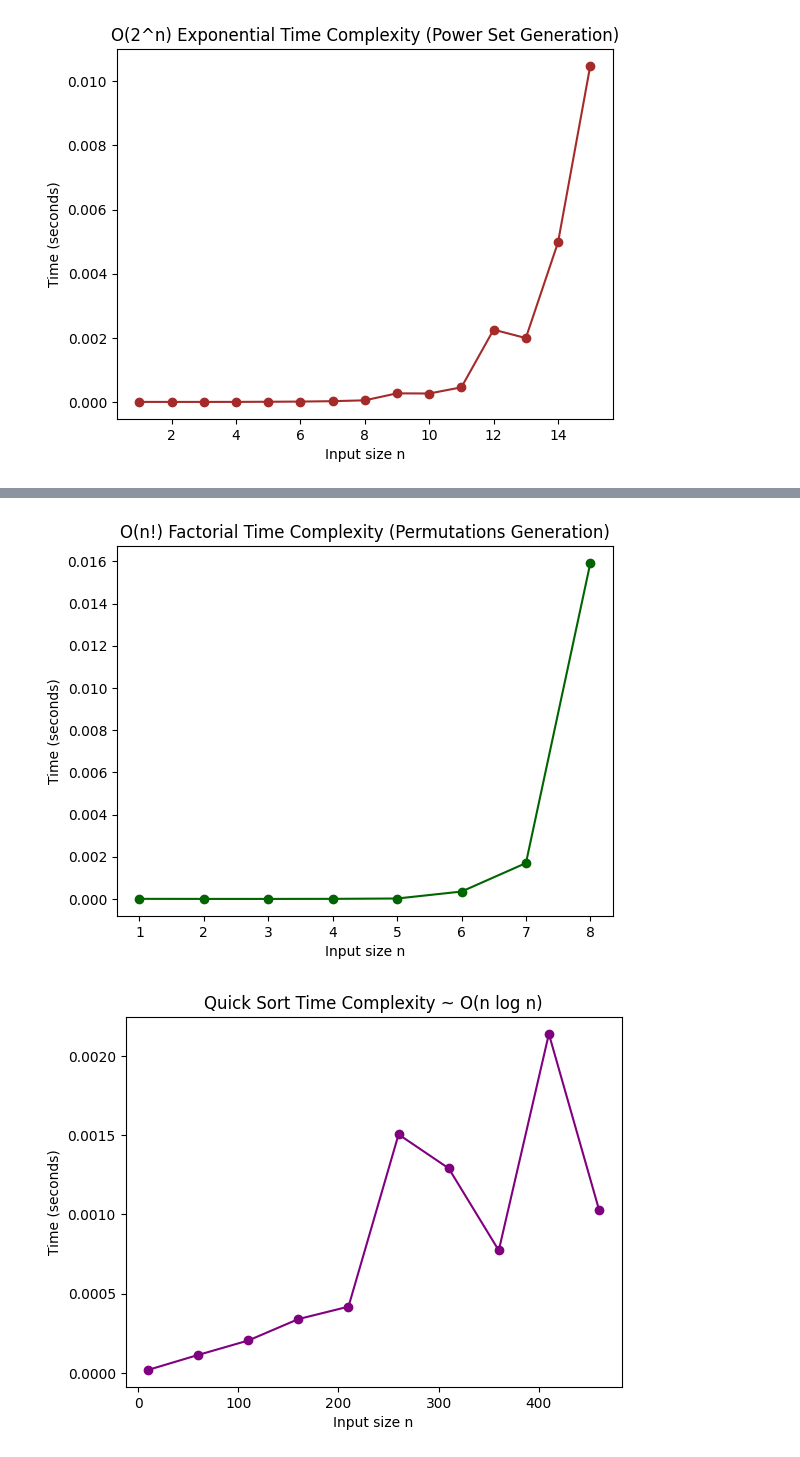
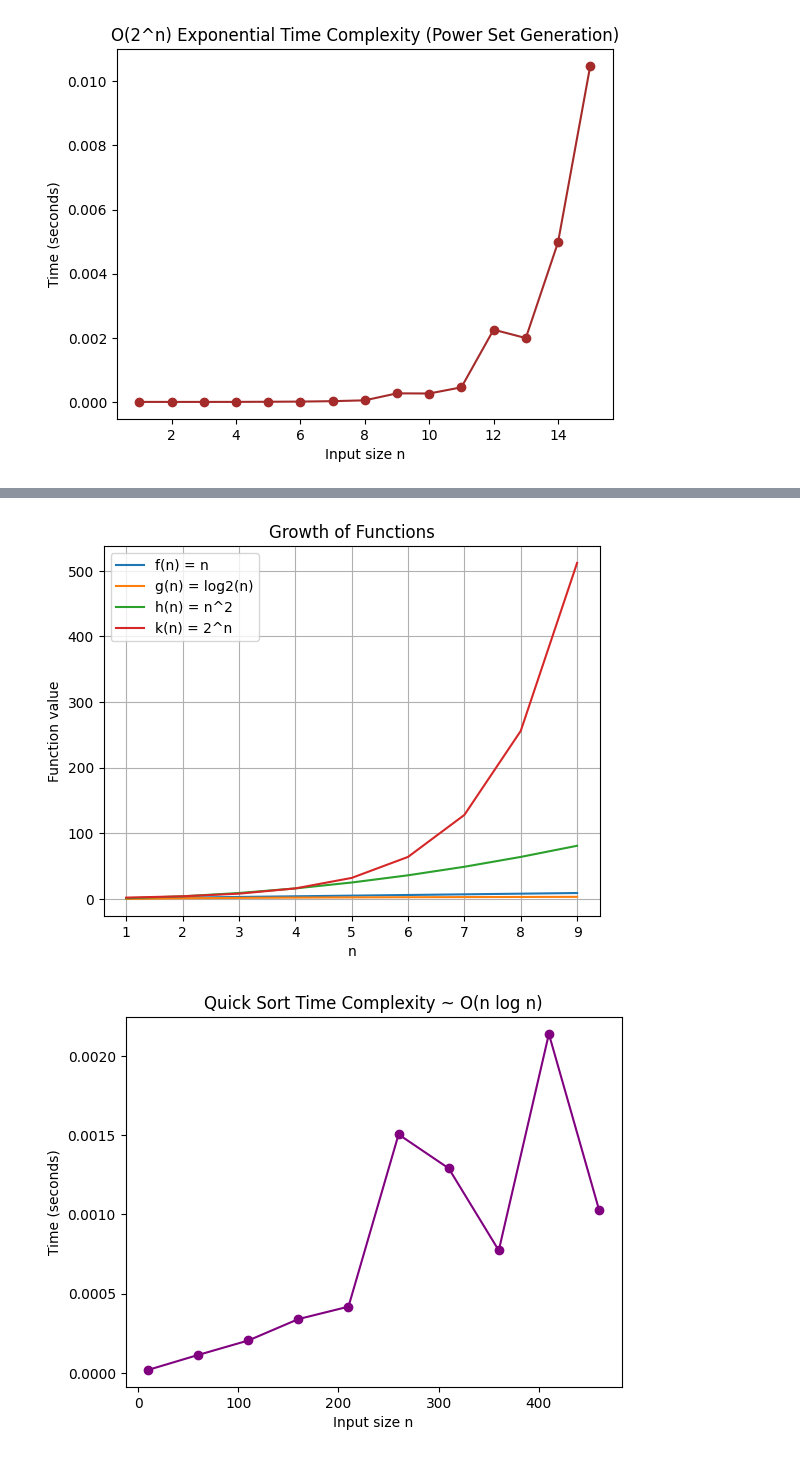
Before and after one commit to 241b135-wq/APS-Lab, a Jupyter notebook: Lab_3_Growth_of_function.ipynb, the cells around one changed output, grey strips where cells are left out. Cells and saved outputs as stored; diff of their text form; code cells hidden in the pictures.

```diff
--- a/Lab_3_Growth_of_function.ipynb
+++ b/Lab_3_Growth_of_function.ipynb
@@ -291,36 +291,29 @@ plt.show()
 
 
 ![1.png](embedded-picture-1)
-# %%
-#Prob_8 plot graph similar to above figure
-import matplotlib.pyplot as plt
-import itertools
-import time
-
-
-def generate_permutations(arr):
-    return list(itertools.permutations(arr))
-
-
-n_values = list(range(1,101))
-time_values = []
-
-for n in n_values:
-    data = list(range(n))
-    start = time.time()
-    generate_permutations(data)
-    end = time.time()
-    time_values.append(end - start)
-
-
-plt.figure()
-plt.plot(n_values, time_values, color='darkgreen', marker='o')
-plt.xlabel("Input size n")
-plt.ylabel("Time (seconds)")
-plt.title("O(n!) Factorial Time Complexity (Permutations Generation)")
-plt.show()
-# %% [output]
-[figure, removed]
+# %%
+#Prob_8 plot graph similar to above figure
+import matplotlib.pyplot as plt
+import numpy as np
+n = np.arange(1, 10, 1)
+f = n
+g = np.log2(n)
+h = n**2
+k = 2**n
+plt.figure()
+plt.plot(n, f, label="f(n) = n")
+plt.plot(n, g, label="g(n) = log2(n)")
+plt.plot(n, h, label="h(n) = n^2")
+plt.plot(n, k, label="k(n) = 2^n")
+
+plt.xlabel("n")
+plt.ylabel("Function value")
+plt.title("Growth of Functions")
+plt.legend()
+plt.grid(True)
+plt.show()
+# %% [output]
+[figure, added]
 # %%
 # Write a function to perform quick sort and show that it has Logarithmic Time Complexity O(log n)
 import matplotlib.pyplot as plt
```
